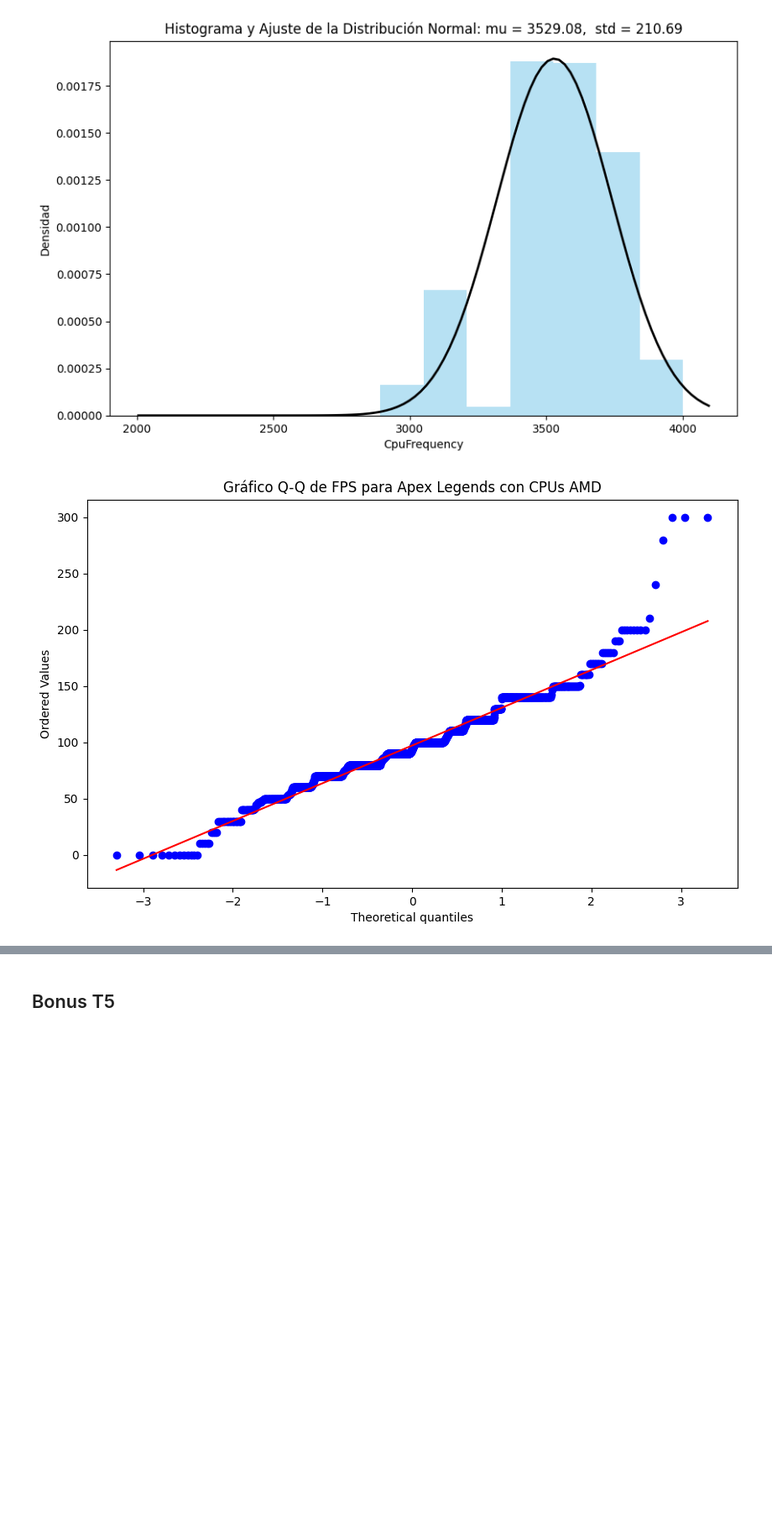
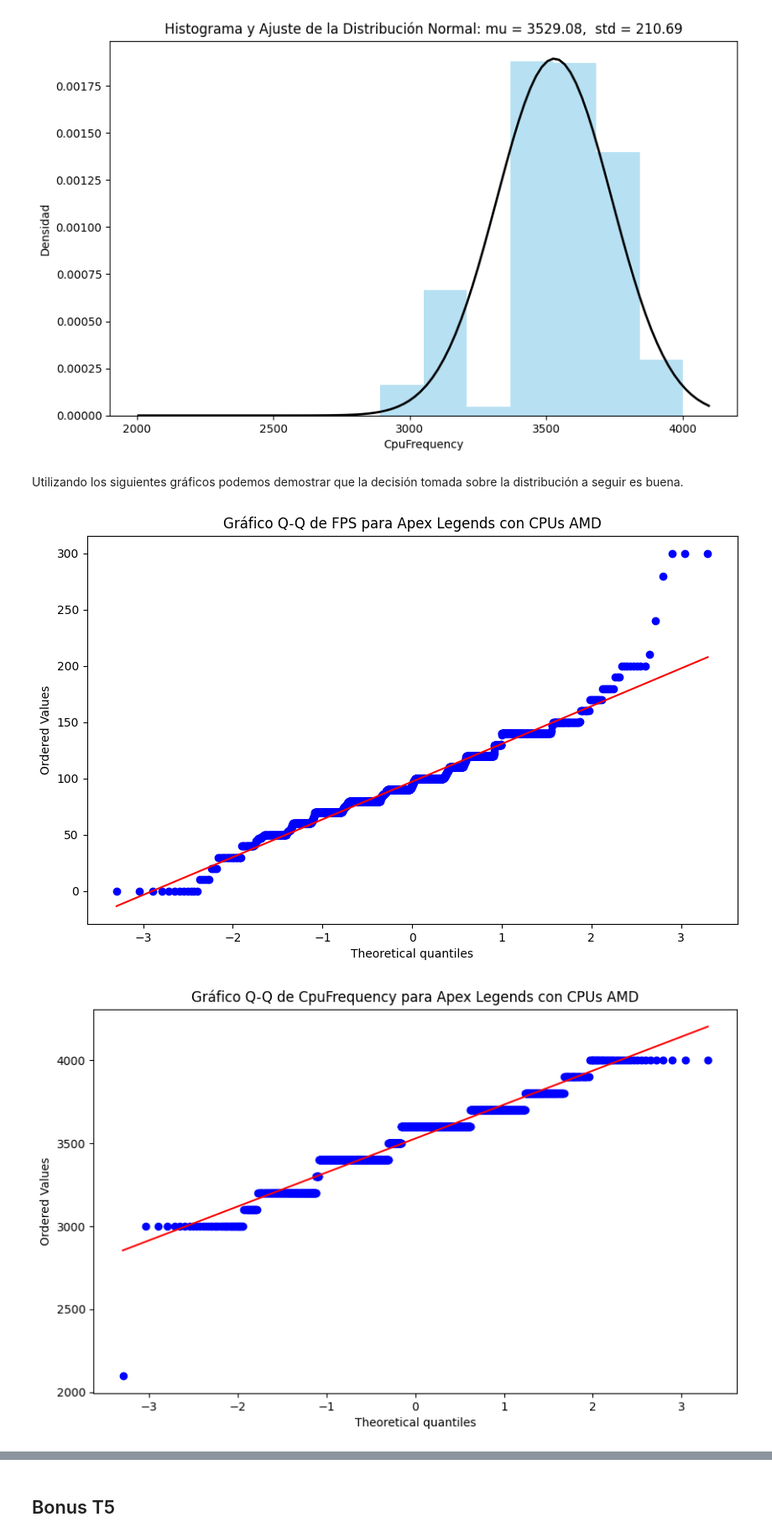
Before and after one commit to BenjaminPavez/Estadistica-Computacional-INF-280, a Jupyter notebook: Laboratorio 2/Laboratorio_2.ipynb, the cells around one changed output, grey strips where cells are left out. Shown at 84% size. Drawn from its saved outputs; the diff is of its cells as text; code cells hidden in the pictures; blank space fills up the shorter version.

```diff
--- a/Laboratorio 2/Laboratorio_2.ipynb
+++ b/Laboratorio 2/Laboratorio_2.ipynb
@@ -451,13 +428,23 @@ plt.ylabel('Densidad')
 plt.show()
 # %% [output]
 [figure]
+# %% [markdown]
+Utilizando los siguientes gráficos podemos demostrar que la decisión tomada sobre la distribución a seguir es buena.
 # %%
 plt.figure(figsize=(10, 6))
 stats.probplot(df_amd1['FPS'], dist="norm", plot=plt)
 
 #Si la linea recta se ajusta a los puntos, entonces los datos siguen una distribucion normal
 plt.title("Gráfico Q-Q de FPS para Apex Legends con CPUs AMD")
 plt.show()
+
+plt.figure(figsize=(10, 6))
+stats.probplot(df_amd2['CpuFrequency'], dist="norm", plot=plt)
+
+#Si la linea recta se ajusta a los puntos, entonces los datos siguen una distribucion normal
+plt.title("Gráfico Q-Q de CpuFrequency para Apex Legends con CPUs AMD")
+plt.show()
 # %% [output]
 [figure]
+[figure, added]
 # %% [markdown]
```
Also changed, not shown: parts of 19 cells of this notebook.
